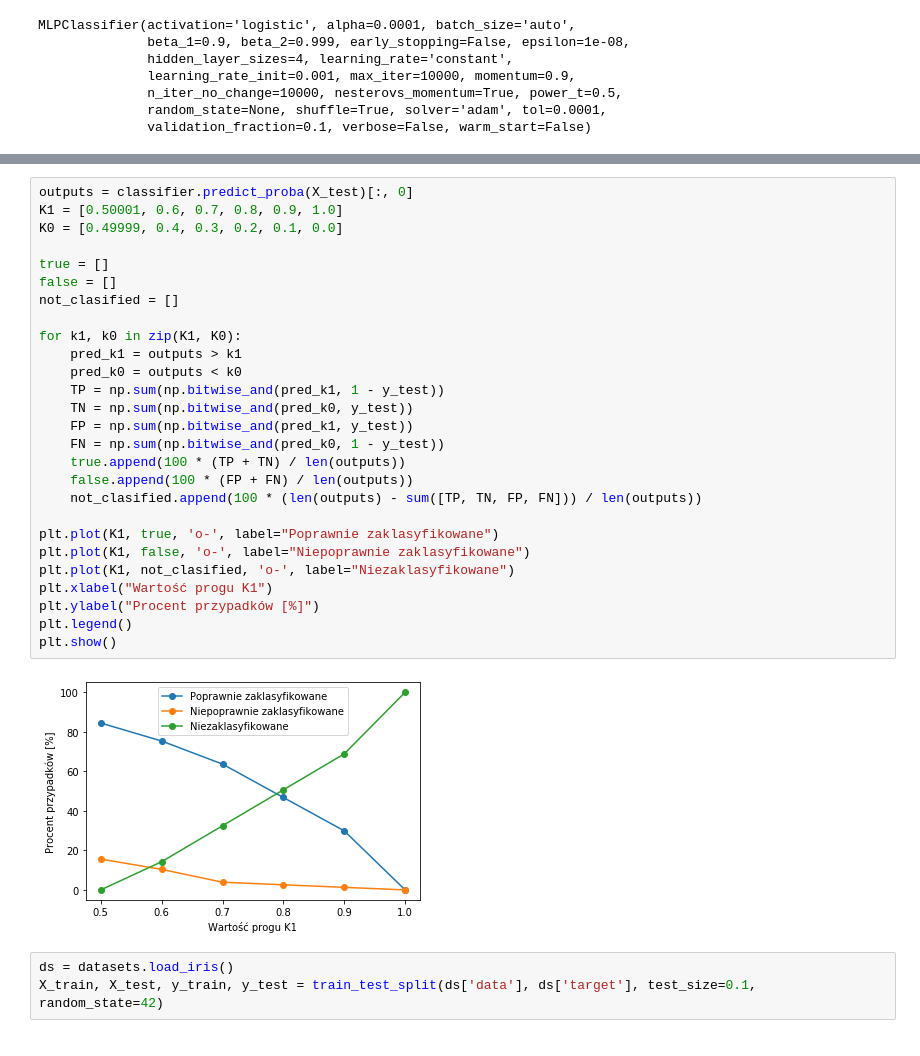
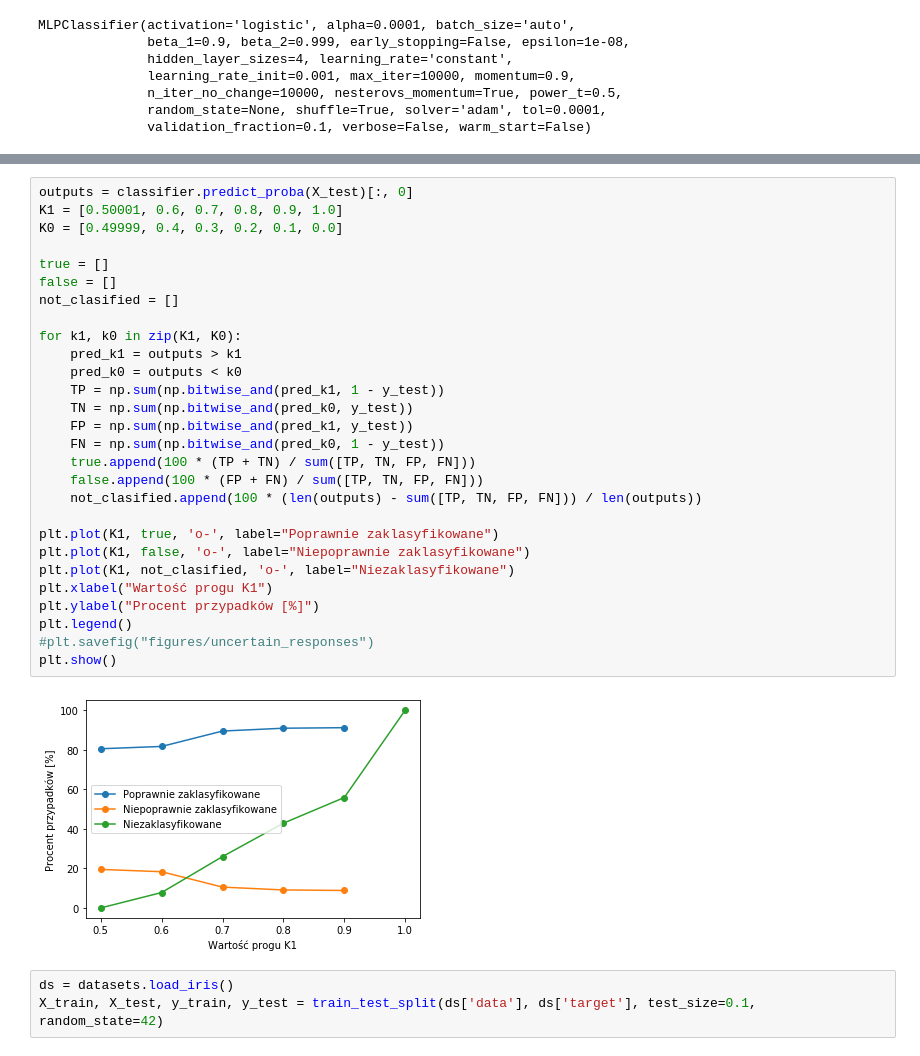
Before and after one commit to Maaslak/UM_NN, a Jupyter notebook: ZagadnieniaZaawansowane.ipynb, the cells around one changed output, grey strips where cells are left out. Cells and saved outputs as stored; diff of their text form.

```diff
--- a/ZagadnieniaZaawansowane.ipynb
+++ b/ZagadnieniaZaawansowane.ipynb
@@ -48,32 +51,33 @@ detected layer sizes: [8, 4, 1]
 # %%
 outputs = classifier.predict_proba(X_test)[:, 0]
 K1 = [0.50001, 0.6, 0.7, 0.8, 0.9, 1.0]
 K0 = [0.49999, 0.4, 0.3, 0.2, 0.1, 0.0]
 
 true = []
 false = []
 not_clasified = []
 
 for k1, k0 in zip(K1, K0):
     pred_k1 = outputs > k1
     pred_k0 = outputs < k0
     TP = np.sum(np.bitwise_and(pred_k1, 1 - y_test))
     TN = np.sum(np.bitwise_and(pred_k0, y_test))
     FP = np.sum(np.bitwise_and(pred_k1, y_test))
     FN = np.sum(np.bitwise_and(pred_k0, 1 - y_test))
-    true.append(100 * (TP + TN) / len(outputs))
-    false.append(100 * (FP + FN) / len(outputs))
+    true.append(100 * (TP + TN) / sum([TP, TN, FP, FN]))
+    false.append(100 * (FP + FN) / sum([TP, TN, FP, FN]))
     not_clasified.append(100 * (len(outputs) - sum([TP, TN, FP, FN])) / len(outputs))
 
 plt.plot(K1, true, 'o-', label="Poprawnie zaklasyfikowane")
 plt.plot(K1, false, 'o-', label="Niepoprawnie zaklasyfikowane")
 plt.plot(K1, not_clasified, 'o-', label="Niezaklasyfikowane")
 plt.xlabel("Wartość progu K1")
 plt.ylabel("Procent przypadków [%]")
 plt.legend()
+#plt.savefig("figures/uncertain_responses")
 plt.show()
 # %% [output]
-[figure, old version]
+[figure, new version]
 # %%
 ds = datasets.load_iris()
 X_train, X_test, y_train, y_test = train_test_split(ds['data'], ds['target'], test_size=0.1, random_state=42)
```
Also changed, not shown: parts of 26 cells of this notebook, 8 other files.
